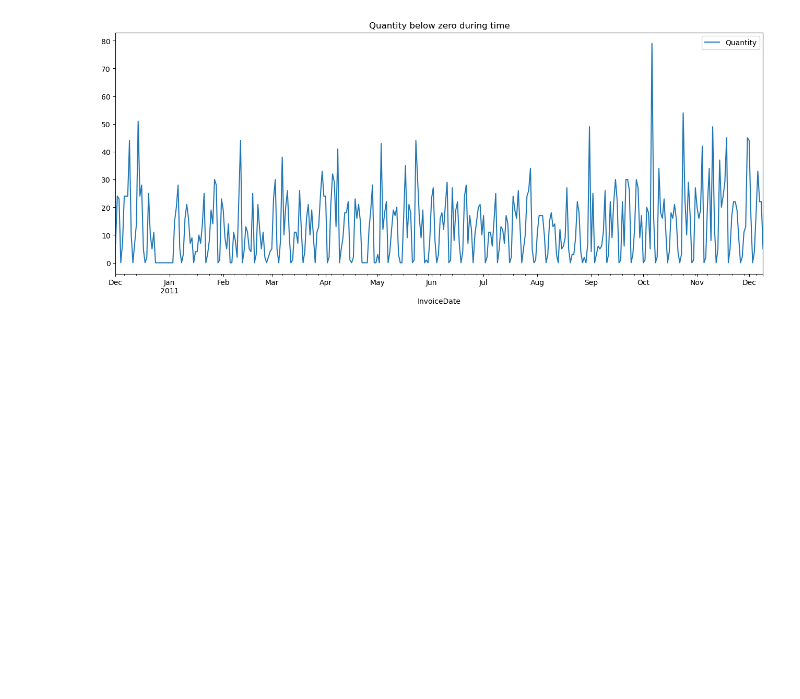
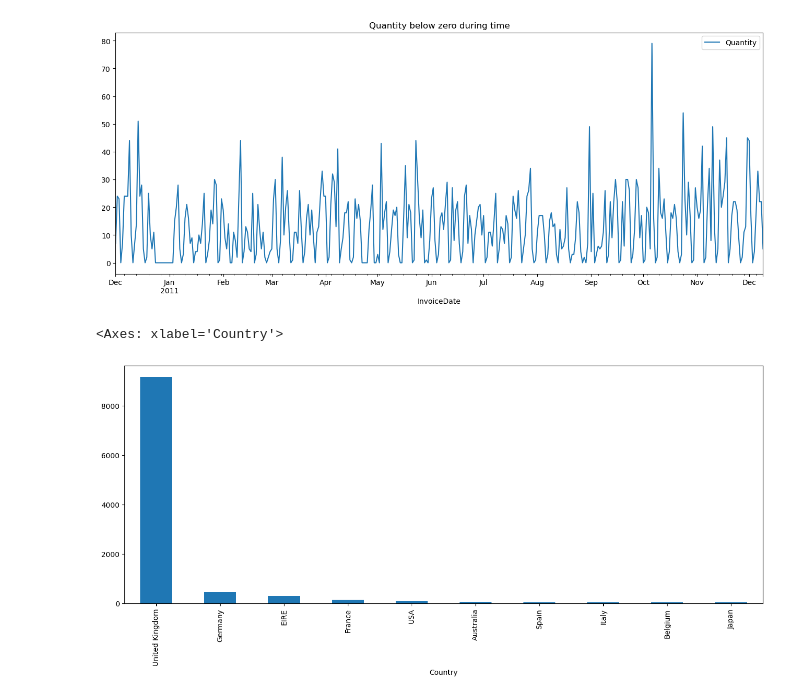
Before and after one commit to Drieger/clustering-ecommerce-clients, a Jupyter notebook: notebooks/cluster.ipynb, the cells around one changed output. Drawn from its saved outputs; the diff is of its cells as text; code cells hidden in the pictures; blank space fills up the shorter version.

```diff
--- a/notebooks/cluster.ipynb
+++ b/notebooks/cluster.ipynb
@@ -187,3 +187,9 @@ plt.title('Quantity below zero during time')
 plt.show()
 # %% [output]
 [figure]
+# %%
+
+data[data['Quantity'] <= 0].groupby('Country')['Quantity'].count().sort_values(ascending=False).head(10).plot.bar(figsize=(16,6))
+# %% [output]
+<Axes: xlabel='Country'>
+[figure, added]
```
Also changed, not shown: parts of 1 cell of this notebook.
